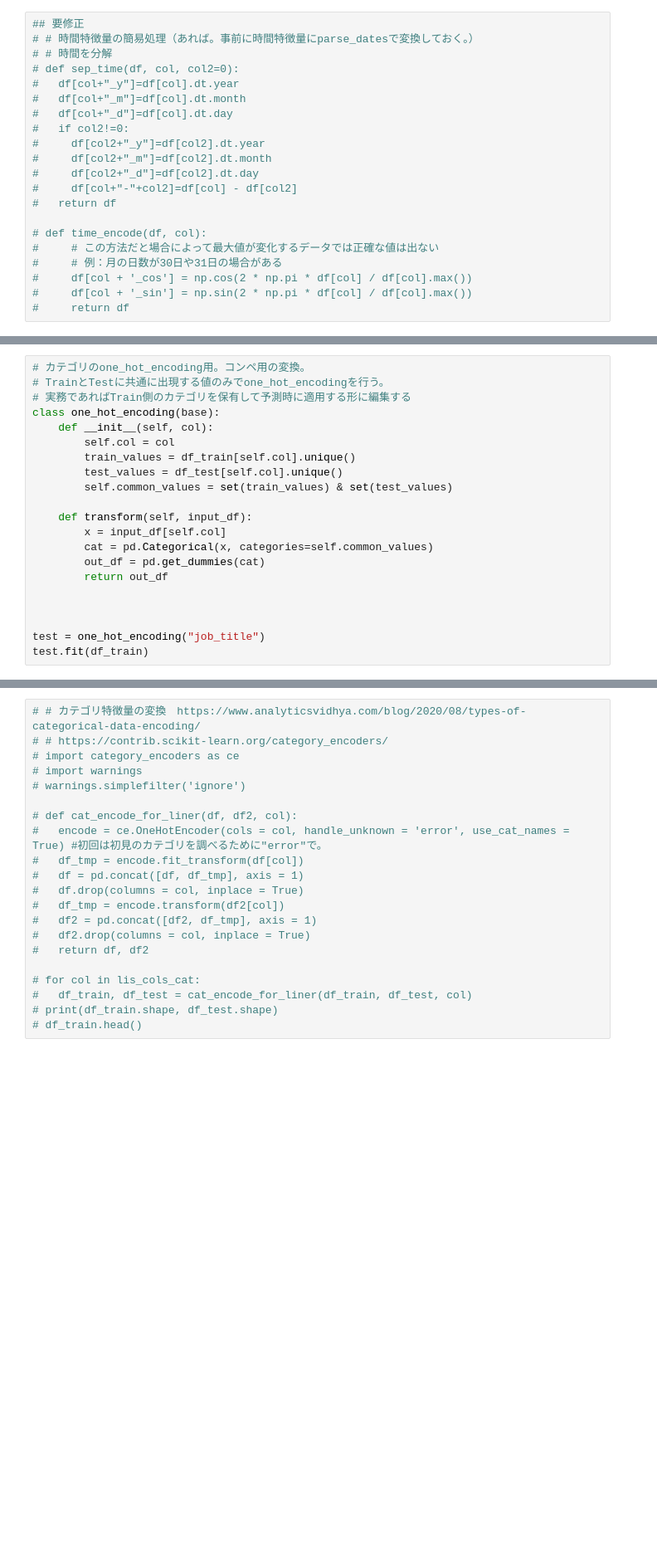
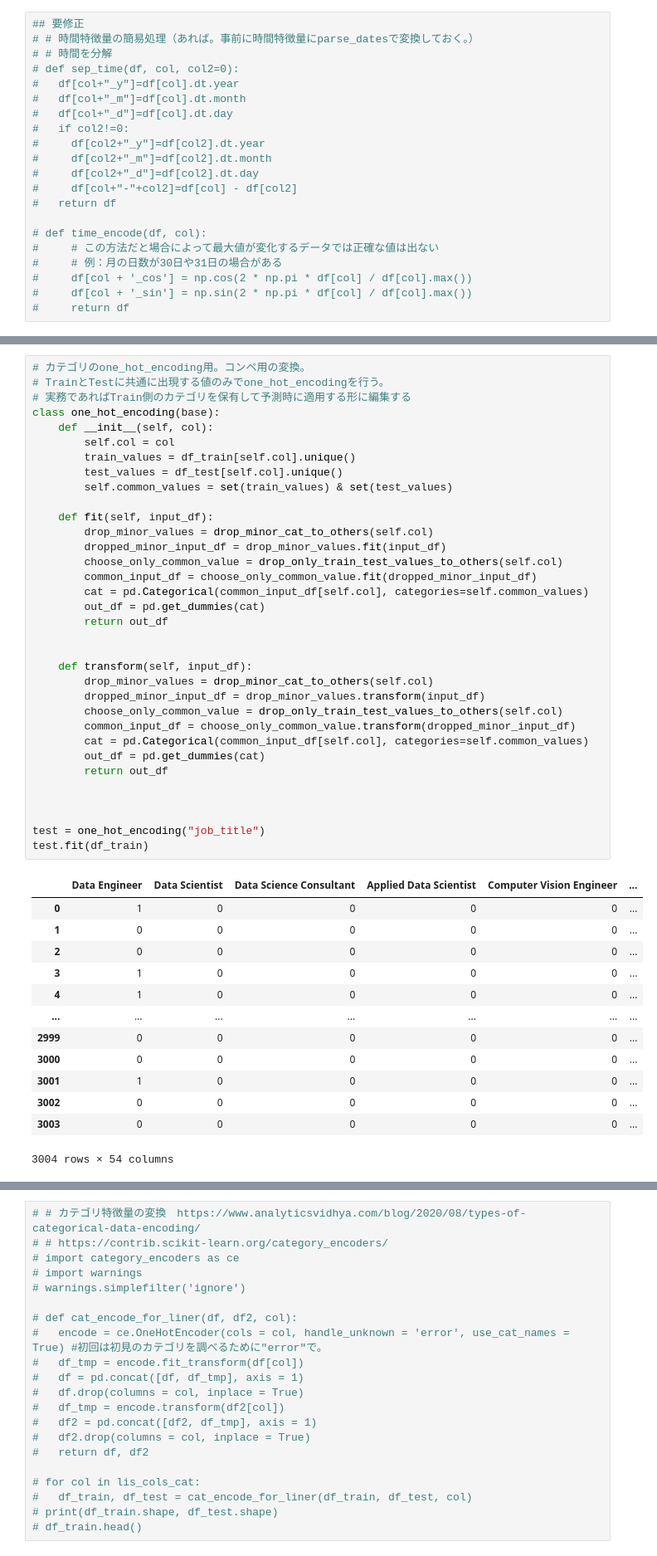
Before and after one commit to lemmingy/My_pipelines, a Jupyter notebook: liner_model.ipynb, the cells around one changed output, grey strips where cells are left out. Shown at 83% size. Drawn from its saved outputs; the diff is of its cells as text; blank space fills up the shorter version.

```diff
--- a/liner_model.ipynb
+++ b/liner_model.ipynb
@@ -118,24 +179,51 @@ test.fit(df_train)
 # %%
 # カテゴリのone_hot_encoding用。コンペ用の変換。
 # TrainとTestに共通に出現する値のみでone_hot_encodingを行う。
 # 実務であればTrain側のカテゴリを保有して予測時に適用する形に編集する
 class one_hot_encoding(base):
     def __init__(self, col):
         self.col = col
         train_values = df_train[self.col].unique()
         test_values = df_test[self.col].unique()
         self.common_values = set(train_values) & set(test_values)
 
+    def fit(self, input_df):
+        drop_minor_values = drop_minor_cat_to_others(self.col)
+        dropped_minor_input_df = drop_minor_values.fit(input_df)
+        choose_only_common_value = drop_only_train_test_values_to_others(self.col)
+        common_input_df = choose_only_common_value.fit(dropped_minor_input_df)
+        cat = pd.Categorical(common_input_df[self.col], categories=self.common_values)
+        out_df = pd.get_dummies(cat)
+        return out_df
+
+
     def transform(self, input_df):
-        x = input_df[self.col]
-        cat = pd.Categorical(x, categories=self.common_values)
+        drop_minor_values = drop_minor_cat_to_others(self.col)
+        dropped_minor_input_df = drop_minor_values.transform(input_df)
+        choose_only_common_value = drop_only_train_test_values_to_others(self.col)
+        common_input_df = choose_only_common_value.transform(dropped_minor_input_df)
+        cat = pd.Categorical(common_input_df[self.col], categories=self.common_values)
         out_df = pd.get_dummies(cat)
         return out_df
 
 
 
 test = one_hot_encoding("job_title")
 test.fit(df_train)
+# %% [output]
+|  | Data Engineer | Data Scientist | Data Science Consultant | Applied Data Scientist | Computer Vision Engineer | ... |
+| 0 | 1 | 0 | 0 | 0 | 0 | ... |
+| 1 | 0 | 0 | 0 | 0 | 0 | ... |
+| 2 | 0 | 0 | 0 | 0 | 0 | ... |
+| 3 | 1 | 0 | 0 | 0 | 0 | ... |
+| 4 | 1 | 0 | 0 | 0 | 0 | ... |
+| ... | ... | ... | ... | ... | ... | ... |
+| 2999 | 0 | 0 | 0 | 0 | 0 | ... |
+| 3000 | 0 | 0 | 0 | 0 | 0 | ... |
+| 3001 | 1 | 0 | 0 | 0 | 0 | ... |
+| 3002 | 0 | 0 | 0 | 0 | 0 | ... |
+| 3003 | 0 | 0 | 0 | 0 | 0 | ... |
+3004 rows × 54 columns
 # %%
 # テキストの特徴量に対してElastic-netでstacked predictionでメタ特徴量を作成する。
 # 分類にするならLogisticRegressionのペナルティを編集してElastic-netに。https://scikit-learn.org/stable/modules/generated/sklearn.linear_model.LogisticRegression.html#sklearn.linear_model.LogisticRegression
```
Also changed, not shown: parts of 12 cells of this notebook.
